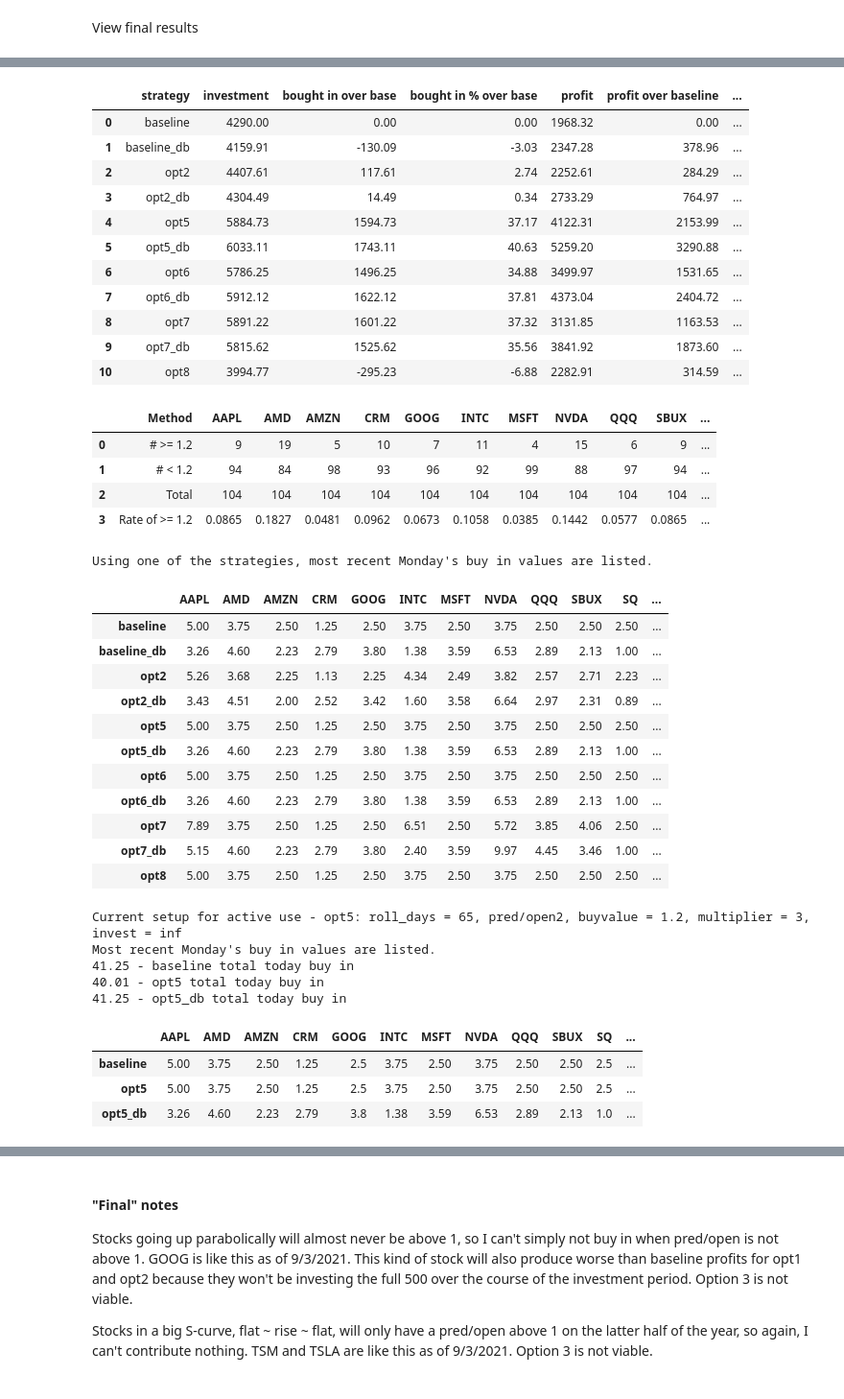
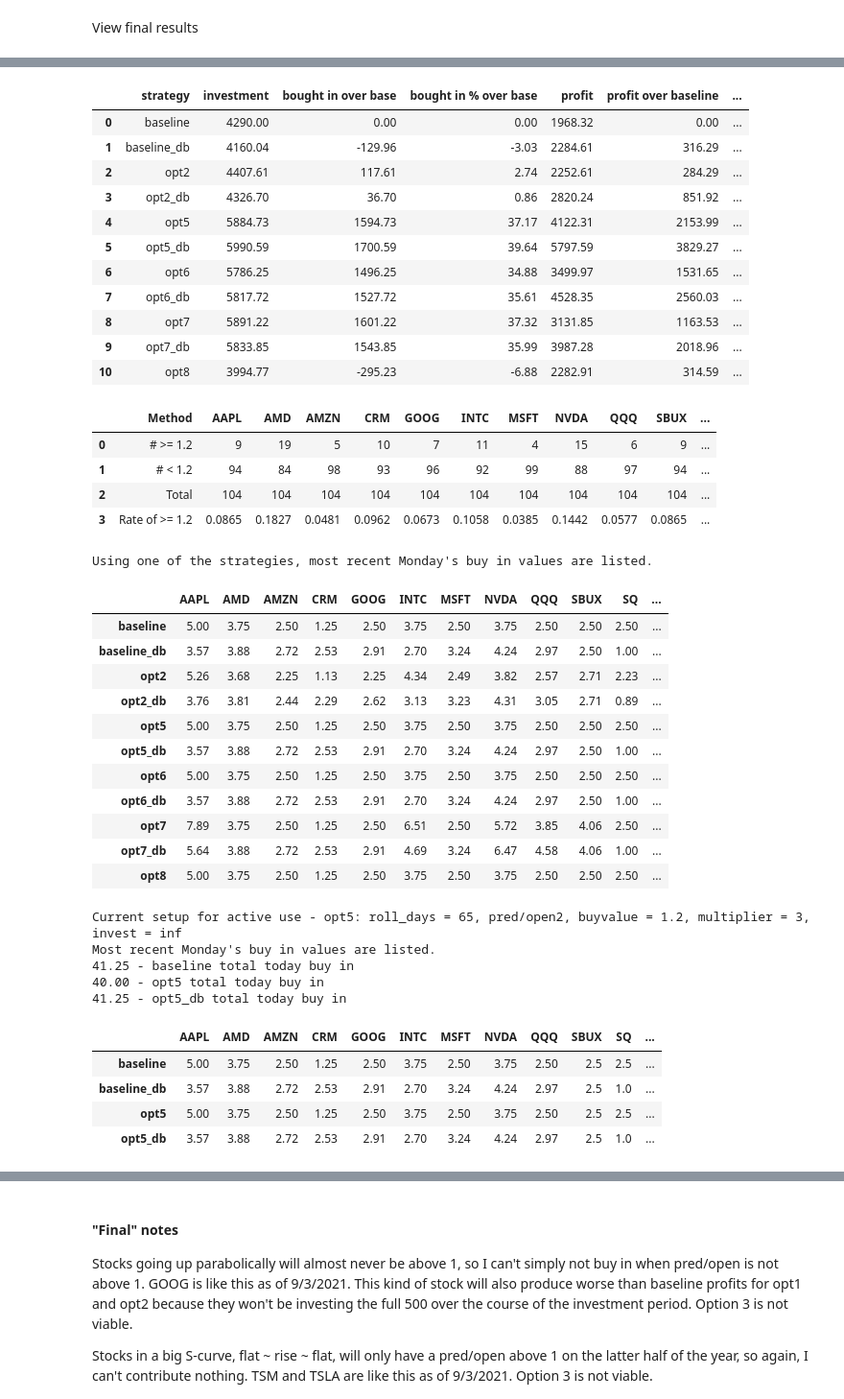
Before and after one commit to applewjr/Stock_Projects, a Jupyter notebook: pred_open.ipynb, the cells around one changed output, grey strips where cells are left out. Shown: that part at 96% size. Drawn from its saved outputs; the diff is of its cells as text; code cells hidden in the pictures.

Commit message:
more dynamic baseline changes

```diff
--- a/pred_open.ipynb
+++ b/pred_open.ipynb
@@ -185,7 +183,7 @@ nth_week = 1
 roll_days = 65
 
 ### number of days to determine dynamic baseline
-baseline_roll_days = 260
+baseline_roll_days = 130
 
 
 ### opt 5 + 6: threshold of consistent buying vs increased buying
@@ -681,13 +603,13 @@ Visualizations
 # shows each investing period, overlapping
 ### meh, less useful if I can't account for the dynamic investing periods
 
-for j in stock_list:
-    for i in range(len(dataframes)):
-        x = dataframes['data' + str(i)]['Index']
-        y = dataframes['data' + str(i)][j]
-        plt.plot(x, y)
-        # m, b = np.polyfit(x, y, 1)
-        # plt.plot(x, m*x + b)
+# for j in stock_list:
+#     for i in range(len(dataframes)):
+#         x = dataframes['data' + str(i)]['Index']
+#         y = dataframes['data' + str(i)][j]
+#         plt.plot(x, y)
+#         # m, b = np.polyfit(x, y, 1)
+#         # plt.plot(x, m*x + b)
 
-    plt.xlabel(j)
-    plt.show()
+#     plt.xlabel(j)
+#     plt.show()
@@ -709,13 +617,13 @@ for j in stock_list:
 # plot only trendlines, every n weeks, each line representing the chosen length of data
 # if the movement is too stable, these graphs won't be useable
 
-for j in stock_list:
-    for i in range(len(dataframes)):
-        x = dataframes['data' + str(i)]['Index']
-        y = dataframes['data' + str(i)][j]
+# for j in stock_list:
+#     for i in range(len(dataframes)):
+#         x = dataframes['data' + str(i)]['Index']
+#         y = dataframes['data' + str(i)][j]
 
-        m, b = np.polyfit(x, y, 1)
-        plt.plot(x, m*x + b)
+#         m, b = np.polyfit(x, y, 1)
+#         plt.plot(x, m*x + b)
 
-    plt.xlabel(j)
-    plt.show()
+    # plt.xlabel(j)
+    # plt.show()
@@ -1275,6 +1077,7 @@ perc_invest_over_temp = []
 perc_above_temp = []
 norm_profit = []
 norm_over_base = []
+norm_perc_over_base = []
 
 for i, v in enumerate(d_list):
       df_summary['strategy'] = d_list
@@ -1285,7 +1088,8 @@ for i, v in enumerate(d_list):
       perc_invest_over_temp.append(round((sum(df_bought_in.iloc[i])/sum(df_bought_in.iloc[0])-1)*100,2))
       perc_above_temp.append(round(sum(df_diff.iloc[i])/sum(df_profit.iloc[0])*100,2))
       norm_profit.append(round(sum(df_bought_in.iloc[0])/sum(df_bought_in.iloc[i])*sum(df_profit.iloc[i]),2))
-      norm_over_base.append(round((norm_profit[i]/norm_profit[0]-1)*100,2))
+      norm_perc_over_base.append(round((norm_profit[i]/norm_profit[0]-1)*100,2))
+      norm_over_base.append(round((sum(df_bought_in.iloc[0])/sum(df_bought_in.iloc[i])*sum(df_profit.iloc[i]))-(sum(df_bought_in.iloc[0])/sum(df_bought_in.iloc[0])*sum(df_profit.iloc[0])),2))
 
 df_summary['investment'] = invest_temp
 df_summary['bought in over base'] = invest_over_temp
@@ -1294,21 +1098,22 @@ df_summary['profit'] = core_temp
 df_summary['profit over baseline'] = profit_temp
 df_summary['profit % above base'] = perc_above_temp
 df_summary['norm profit'] = norm_profit
-df_summary['norm profit % over base'] = norm_over_base
+df_summary['norm profit over base'] = norm_over_base
+df_summary['norm profit % over base'] = norm_perc_over_base
 
 df_summary
 # %% [output]
 |  | strategy | investment | bought in over base | bought in % over base | profit | profit over baseline | ... |
 | 0 | baseline | 4290.00 | 0.00 | 0.00 | 1968.32 | 0.00 | ... |
-| 1 | baseline_db | 4159.91 | -130.09 | -3.03 | 2347.28 | 378.96 | ... |
+| 1 | baseline_db | 4160.04 | -129.96 | -3.03 | 2284.61 | 316.29 | ... |
 | 2 | opt2 | 4407.61 | 117.61 | 2.74 | 2252.61 | 284.29 | ... |
-| 3 | opt2_db | 4304.49 | 14.49 | 0.34 | 2733.29 | 764.97 | ... |
+| 3 | opt2_db | 4326.70 | 36.70 | 0.86 | 2820.24 | 851.92 | ... |
 | 4 | opt5 | 5884.73 | 1594.73 | 37.17 | 4122.31 | 2153.99 | ... |
-| 5 | opt5_db | 6033.11 | 1743.11 | 40.63 | 5259.20 | 3290.88 | ... |
+| 5 | opt5_db | 5990.59 | 1700.59 | 39.64 | 5797.59 | 3829.27 | ... |
 | 6 | opt6 | 5786.25 | 1496.25 | 34.88 | 3499.97 | 1531.65 | ... |
-| 7 | opt6_db | 5912.12 | 1622.12 | 37.81 | 4373.04 | 2404.72 | ... |
+| 7 | opt6_db | 5817.72 | 1527.72 | 35.61 | 4528.35 | 2560.03 | ... |
 | 8 | opt7 | 5891.22 | 1601.22 | 37.32 | 3131.85 | 1163.53 | ... |
-| 9 | opt7_db | 5815.62 | 1525.62 | 35.56 | 3841.92 | 1873.60 | ... |
+| 9 | opt7_db | 5833.85 | 1543.85 | 35.99 | 3987.28 | 2018.96 | ... |
 | 10 | opt8 | 3994.77 | -295.23 | -6.88 | 2282.91 | 314.59 | ... |
 # %%
 # export data at current date/time
@@ -1380,15 +1185,15 @@ now
 Using one of the strategies, most recent Monday's buy in values are listed.
 |  | AAPL | AMD | AMZN | CRM | GOOG | INTC | MSFT | NVDA | QQQ | SBUX | SQ | ... |
 | baseline | 5.00 | 3.75 | 2.50 | 1.25 | 2.50 | 3.75 | 2.50 | 3.75 | 2.50 | 2.50 | 2.50 | ... |
-| baseline_db | 3.26 | 4.60 | 2.23 | 2.79 | 3.80 | 1.38 | 3.59 | 6.53 | 2.89 | 2.13 | 1.00 | ... |
+| baseline_db | 3.57 | 3.88 | 2.72 | 2.53 | 2.91 | 2.70 | 3.24 | 4.24 | 2.97 | 2.50 | 1.00 | ... |
 | opt2 | 5.26 | 3.68 | 2.25 | 1.13 | 2.25 | 4.34 | 2.49 | 3.82 | 2.57 | 2.71 | 2.23 | ... |
-| opt2_db | 3.43 | 4.51 | 2.00 | 2.52 | 3.42 | 1.60 | 3.58 | 6.64 | 2.97 | 2.31 | 0.89 | ... |
+| opt2_db | 3.76 | 3.81 | 2.44 | 2.29 | 2.62 | 3.13 | 3.23 | 4.31 | 3.05 | 2.71 | 0.89 | ... |
 | opt5 | 5.00 | 3.75 | 2.50 | 1.25 | 2.50 | 3.75 | 2.50 | 3.75 | 2.50 | 2.50 | 2.50 | ... |
-| opt5_db | 3.26 | 4.60 | 2.23 | 2.79 | 3.80 | 1.38 | 3.59 | 6.53 | 2.89 | 2.13 | 1.00 | ... |
+| opt5_db | 3.57 | 3.88 | 2.72 | 2.53 | 2.91 | 2.70 | 3.24 | 4.24 | 2.97 | 2.50 | 1.00 | ... |
 | opt6 | 5.00 | 3.75 | 2.50 | 1.25 | 2.50 | 3.75 | 2.50 | 3.75 | 2.50 | 2.50 | 2.50 | ... |
-| opt6_db | 3.26 | 4.60 | 2.23 | 2.79 | 3.80 | 1.38 | 3.59 | 6.53 | 2.89 | 2.13 | 1.00 | ... |
+| opt6_db | 3.57 | 3.88 | 2.72 | 2.53 | 2.91 | 2.70 | 3.24 | 4.24 | 2.97 | 2.50 | 1.00 | ... |
 | opt7 | 7.89 | 3.75 | 2.50 | 1.25 | 2.50 | 6.51 | 2.50 | 5.72 | 3.85 | 4.06 | 2.50 | ... |
-| opt7_db | 5.15 | 4.60 | 2.23 | 2.79 | 3.80 | 2.40 | 3.59 | 9.97 | 4.45 | 3.46 | 1.00 | ... |
+| opt7_db | 5.64 | 3.88 | 2.72 | 2.53 | 2.91 | 4.69 | 3.24 | 6.47 | 4.58 | 4.06 | 1.00 | ... |
 | opt8 | 5.00 | 3.75 | 2.50 | 1.25 | 2.50 | 3.75 | 2.50 | 3.75 | 2.50 | 2.50 | 2.50 | ... |
 # %%
 # export data at current date/time
@@ -1400,32 +1205,33 @@ except:
 # %%
 ################## I/P - add dynamic baseline and opt 5 dynamic
 
 print(f'Current setup for active use - opt5: {roll_days = }, pred/open2, {buyvalue = }, {multiplier = }, {invest = }')
 print('Most recent Monday\'s buy in values are listed.')
 
 opt0_cost = 0
 opt5_cost = 0
 opt5_db_cost = 0
 for i in stock_list:
     opt0_cost += now.iloc[0][i]
     opt5_cost += now.iloc[5][i]
     opt5_db_cost += now.iloc[6][i]
 
 print(f'{opt0_cost:.2f} - baseline total today buy in')
 print(f'{opt5_cost:.2f} - opt5 total today buy in')
 print(f'{opt5_db_cost:.2f} - opt5_db total today buy in')
 
-now.iloc[[0, 4, 5]]
+now.iloc[[0, 1, 4, 5]]
 # %% [output]
 Current setup for active use - opt5: roll_days = 65, pred/open2, buyvalue = 1.2, multiplier = 3, invest = inf
 Most recent Monday's buy in values are listed.
 41.25 - baseline total today buy in
-40.01 - opt5 total today buy in
+40.00 - opt5 total today buy in
 41.25 - opt5_db total today buy in
 |  | AAPL | AMD | AMZN | CRM | GOOG | INTC | MSFT | NVDA | QQQ | SBUX | SQ | ... |
-| baseline | 5.00 | 3.75 | 2.50 | 1.25 | 2.5 | 3.75 | 2.50 | 3.75 | 2.50 | 2.50 | 2.5 | ... |
-| opt5 | 5.00 | 3.75 | 2.50 | 1.25 | 2.5 | 3.75 | 2.50 | 3.75 | 2.50 | 2.50 | 2.5 | ... |
-| opt5_db | 3.26 | 4.60 | 2.23 | 2.79 | 3.8 | 1.38 | 3.59 | 6.53 | 2.89 | 2.13 | 1.0 | ... |
+| baseline | 5.00 | 3.75 | 2.50 | 1.25 | 2.50 | 3.75 | 2.50 | 3.75 | 2.50 | 2.5 | 2.5 | ... |
+| baseline_db | 3.57 | 3.88 | 2.72 | 2.53 | 2.91 | 2.70 | 3.24 | 4.24 | 2.97 | 2.5 | 1.0 | ... |
+| opt5 | 5.00 | 3.75 | 2.50 | 1.25 | 2.50 | 3.75 | 2.50 | 3.75 | 2.50 | 2.5 | 2.5 | ... |
+| opt5_db | 3.57 | 3.88 | 2.72 | 2.53 | 2.91 | 2.70 | 3.24 | 4.24 | 2.97 | 2.5 | 1.0 | ... |
 # %%
 print('pred/open2 current values')
 for j in stock_list:
```
Also changed, not shown: parts of 23 cells of this notebook.
